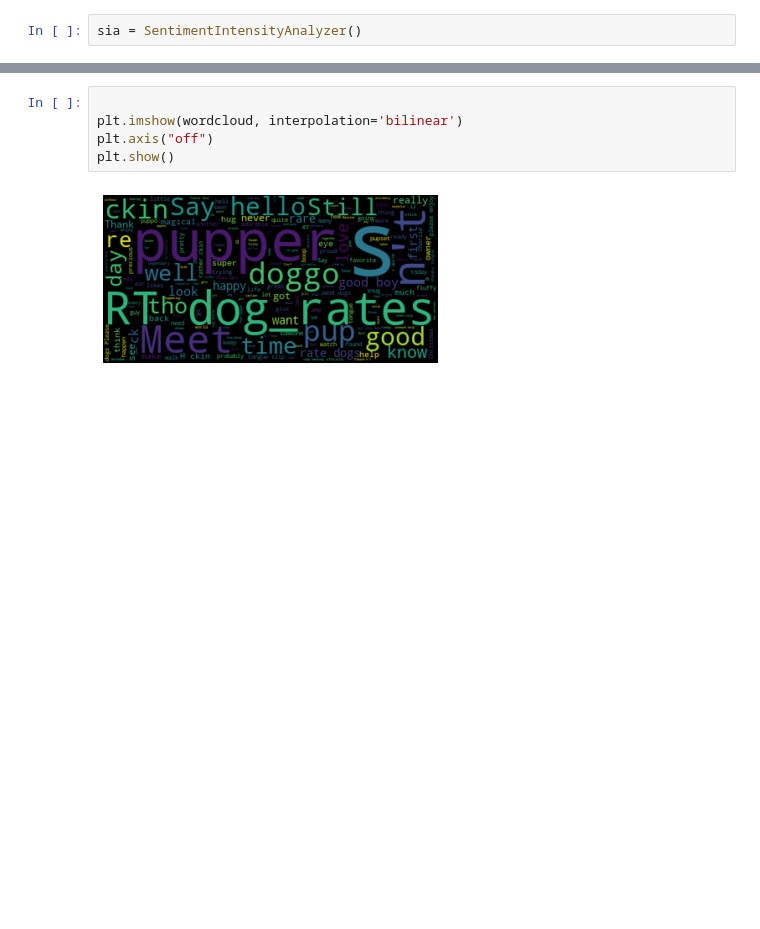
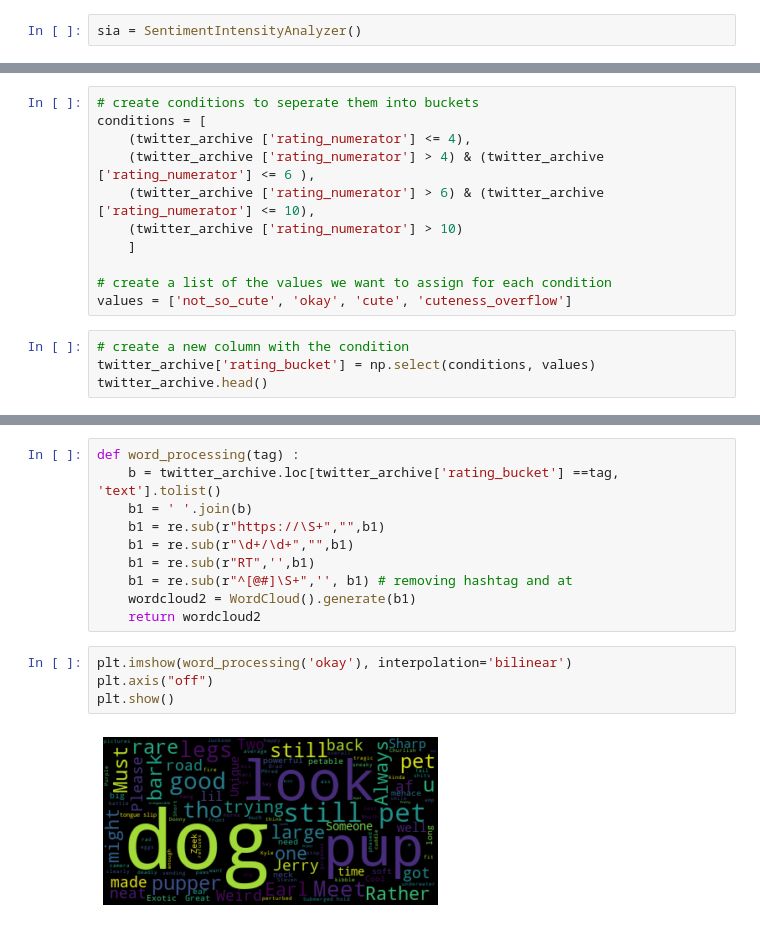
Before and after one commit to shufan1/ids-706-we-rate-dogs, a Jupyter notebook: dogs_EDA.ipynb, the cells around one changed output, grey strips where cells are left out. Cells and saved outputs as stored; diff of their text form; blank space fills up the shorter version.

Commit message:
add new wordclouds and new viz

```diff
--- a/dogs_EDA.ipynb
+++ b/dogs_EDA.ipynb
@@ -65,0 +16,15 @@ t1
+# %%
+# create conditions to seperate them into buckets
+conditions = [
+    (twitter_archive ['rating_numerator'] <= 4),
+    (twitter_archive ['rating_numerator'] > 4) & (twitter_archive ['rating_numerator'] <= 6 ),
+    (twitter_archive ['rating_numerator'] > 6) & (twitter_archive ['rating_numerator'] <= 10),
+    (twitter_archive ['rating_numerator'] > 10)
+    ]
+
+# create a list of the values we want to assign for each condition
+values = ['not_so_cute', 'okay', 'cute', 'cuteness_overflow']
+# %%
+# create a new column with the condition
+twitter_archive['rating_bucket'] = np.select(conditions, values)
+twitter_archive.head()
@@ -66,7 +161,16 @@ t1
+# %%
+def word_processing(tag) :
+    b = twitter_archive.loc[twitter_archive['rating_bucket'] ==tag, 'text'].tolist()
+    b1 = ' '.join(b)
+    b1 = re.sub(r"https://\S+","",b1)
+    b1 = re.sub(r"\d+/\d+","",b1)
+    b1 = re.sub(r"RT",'',b1)
+    b1 = re.sub(r"^[@#]\S+",'', b1) # removing hashtag and at
+    wordcloud2 = WordCloud().generate(b1)
+    return wordcloud2
 # %%
-
-plt.imshow(wordcloud, interpolation='bilinear')
+plt.imshow(word_processing('okay'), interpolation='bilinear')
 plt.axis("off")
 plt.show()
 # %% [output]
-[figure, old version]
+[figure, new version]
```
Also changed, not shown: parts of 24 cells of this notebook.
